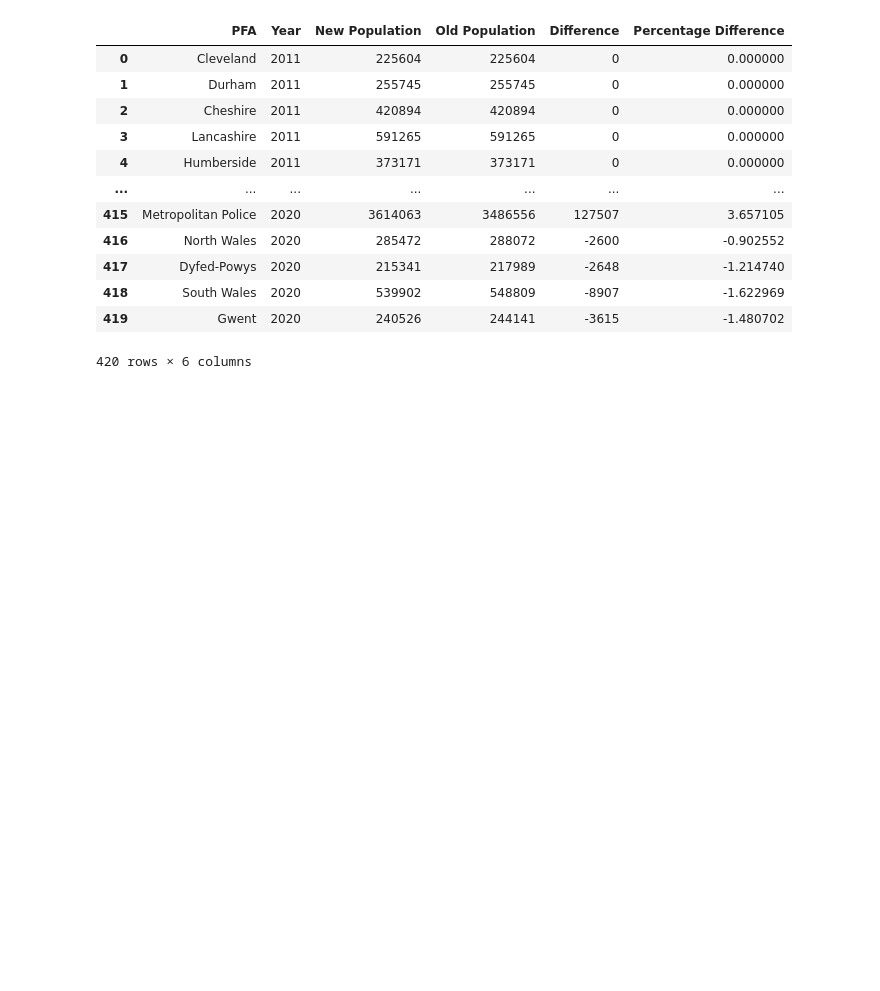
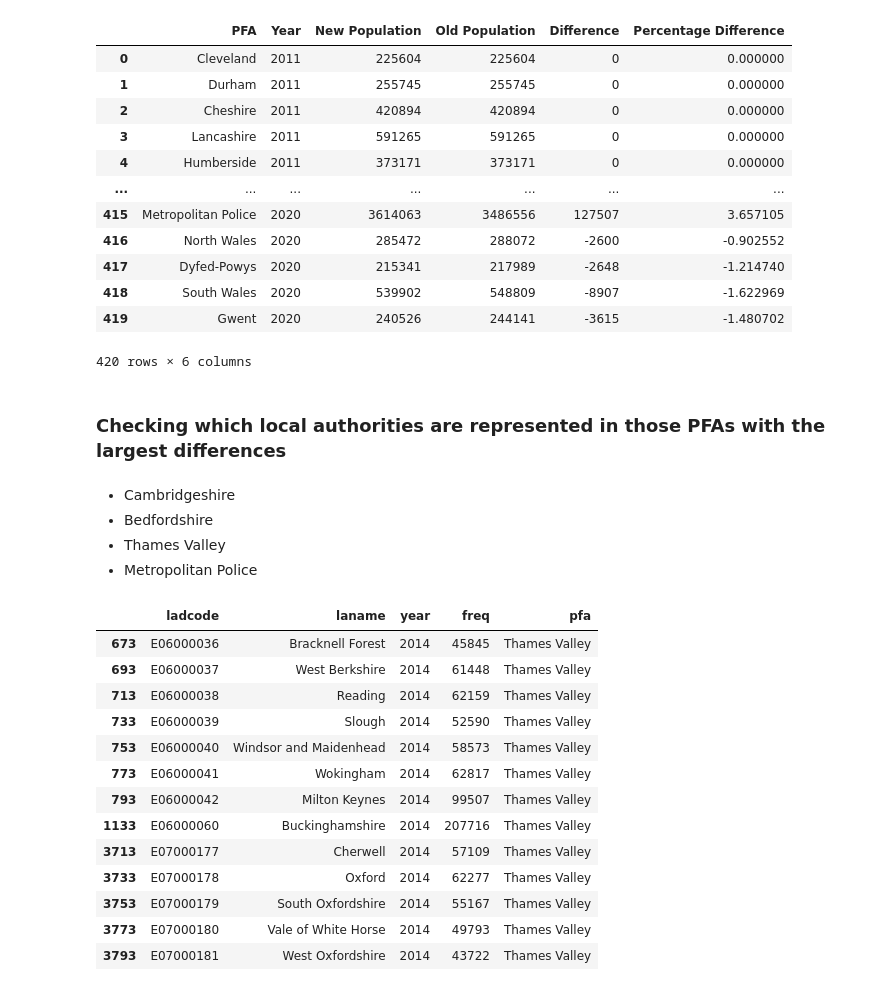
Before and after one commit to Prison-Reform-Trust/womens-imprisonment-PFA, a Jupyter notebook: notebooks/processing_data/1.8-ah-pfa-population-qa.ipynb, the cells around one changed output. Cells and saved outputs as stored; diff of their text form; code cells hidden in the pictures; blank space fills up the shorter version.

Commit message:
Add analysis of population differences in PFAs between new and old datasets, highlighting specific areas with significant changes and comparing with ONS's reconciliation exercise

```diff
--- a/notebooks/processing_data/1.8-ah-pfa-population-qa.ipynb
+++ b/notebooks/processing_data/1.8-ah-pfa-population-qa.ipynb
@@ -465,3 +465,27 @@ fig.update_xaxes(nticks=6)
 fig.update_yaxes(nticks=5, ticksuffix="%", range=[-2.1, 6.1])
 
 fig.show(config=no_modebar)
+# %% [markdown]
+### Checking which local authorities are represented in those PFAs with the largest differences
+# %% [markdown]
+* Cambridgeshire
+* Bedfordshire
+* Thames Valley
+* Metropolitan Police
+# %%
+df_old_qa.query('pfa == "Thames Valley" and year == 2014')
+# %% [output]
+|  | ladcode | laname | year | freq | pfa |
+| 673 | E06000036 | Bracknell Forest | 2014 | 45845 | Thames Valley |
+| 693 | E06000037 | West Berkshire | 2014 | 61448 | Thames Valley |
+| 713 | E06000038 | Reading | 2014 | 62159 | Thames Valley |
+| 733 | E06000039 | Slough | 2014 | 52590 | Thames Valley |
+| 753 | E06000040 | Windsor and Maidenhead | 2014 | 58573 | Thames Valley |
+| 773 | E06000041 | Wokingham | 2014 | 62817 | Thames Valley |
+| 793 | E06000042 | Milton Keynes | 2014 | 99507 | Thames Valley |
+| 1133 | E06000060 | Buckinghamshire | 2014 | 207716 | Thames Valley |
+| 3713 | E07000177 | Cherwell | 2014 | 57109 | Thames Valley |
+| 3733 | E07000178 | Oxford | 2014 | 62277 | Thames Valley |
+| 3753 | E07000179 | South Oxfordshire | 2014 | 55167 | Thames Valley |
+| 3773 | E07000180 | Vale of White Horse | 2014 | 49793 | Thames Valley |
+| 3793 | E07000181 | West Oxfordshire | 2014 | 43722 | Thames Valley |
```
Also changed, not shown: parts of 8 cells of this notebook, 1 other file.
